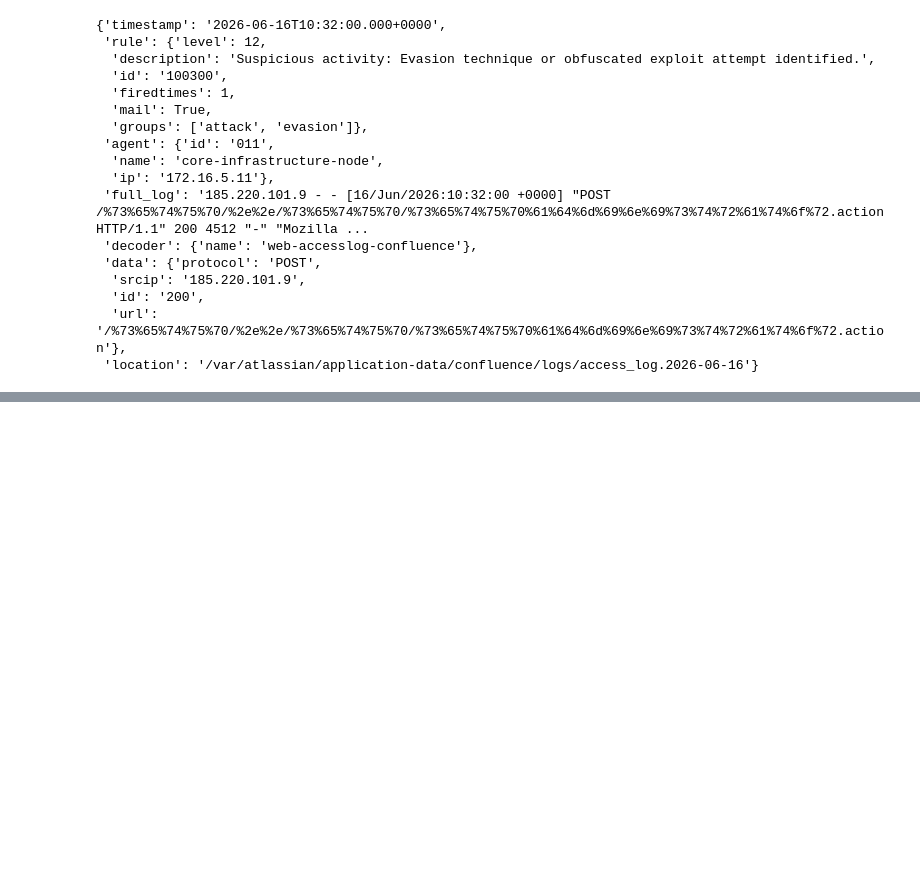
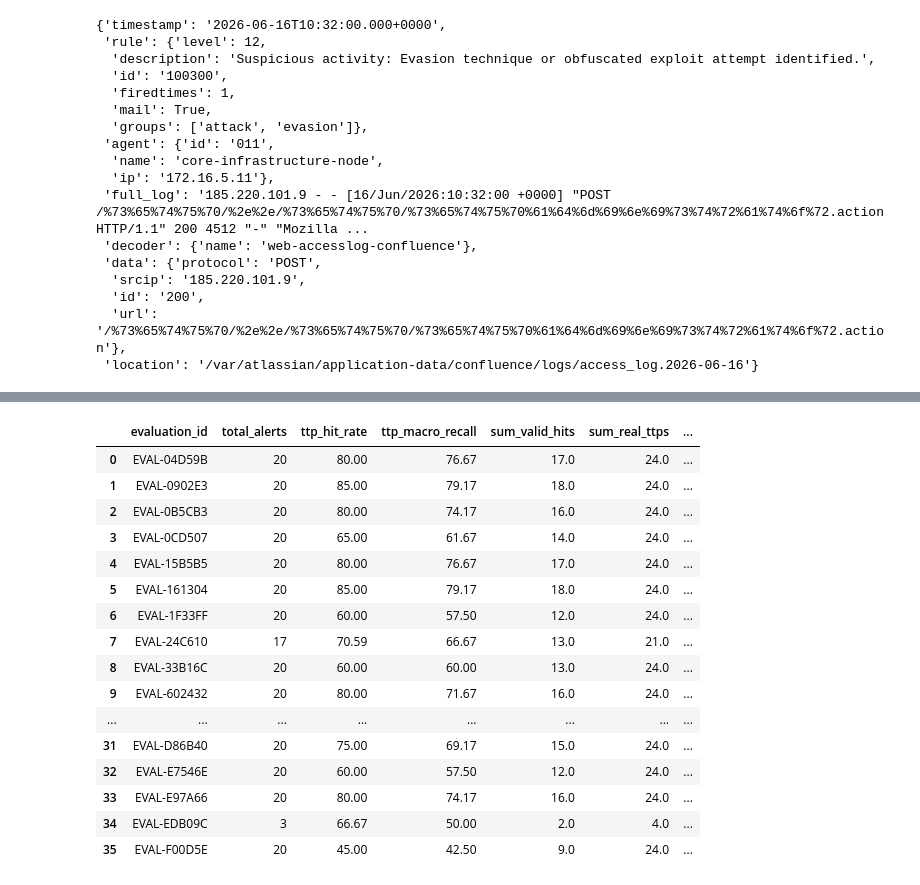
Before and after one commit to omarinfl/alert_correlation, a Jupyter notebook: pruebas.ipynb, the cells around one changed output, grey strips where cells are left out. Drawn from its saved outputs; the diff is of its cells as text; code cells hidden in the pictures; blank space fills up the shorter version.

```diff
--- a/pruebas.ipynb
+++ b/pruebas.ipynb
@@ -2579,0 +2961,98 @@ alert_data
+# %%
+# --- EVALUACIÓN TTPs (Modificada para devolver contadores brutos) ---
+def evaluate_ttps(row):
+    pred_ttps = row['pred_ttps_list']
+    real_ttps = row['real_ttps_list']
+
+    if not real_ttps: return pd.Series([None, None, None, None, None, None, 0, 0, 0])
+    if not pred_ttps: return pd.Series([0, 0, 0, 0, 0.0, 0.0, 0, len(real_ttps), 0])
+
+    exact_hits, parent_hits, subtech_hits = 0, 0, 0
+    matched_preds, matched_reals = set(), set()
+
+    for p in pred_ttps:
+        if p in real_ttps:
+            exact_hits += 1
+            matched_preds.add(p)
+            matched_reals.add(p)
+
+    for p in pred_ttps:
+        if p in matched_preds: continue
+        p_family = p.split('.')[0]
+
+        for r in real_ttps:
+            if r in matched_reals: continue
+            r_family = r.split('.')[0]
+
+            if p_family == r_family:
+                if p == p_family and r != r_family: parent_hits += 1
+                elif p != p_family and r == r_family: subtech_hits += 1
+                else: parent_hits += 1
+
+                matched_preds.add(p)
+                matched_reals.add(r)
+                break
+
+    total_valid_hits = exact_hits + parent_hits + subtech_hits
+
+    # Macro-métricas (por alerta)
+    macro_recall = total_valid_hits / len(real_ttps)
+    macro_precision = total_valid_hits / len(pred_ttps)
+    hit_rate = 1 if total_valid_hits > 0 else 0
+
+    # Retornamos también los datos brutos para el Micro-Recall/Precision
+    return pd.Series([hit_rate, exact_hits, parent_hits, subtech_hits,
+                      macro_recall, macro_precision,
+                      total_valid_hits, len(real_ttps), len(pred_ttps)])
+
+# 2. Aplicar la función
+df[['ttp_hit_rate', 'ttp_exact', 'ttp_parent', 'ttp_subtech',
+    'ttp_macro_recall', 'ttp_macro_precision',
+    'ttp_valid_hits_count', 'ttp_real_count', 'ttp_pred_count']] = df.apply(evaluate_ttps, axis=1)
+
+# 3. Agrupar Resultados
+summary_df = df.groupby('evaluation_id').agg(
+    total_alerts=('alert_id', 'count'),
+
+    # Hit Rate general
+    ttp_hit_rate=('ttp_hit_rate', 'mean'),
+
+    # Macro-métricas (Media de los porcentajes individuales)
+    ttp_macro_recall=('ttp_macro_recall', 'mean'),
+
+    # Sumas para las Micro-métricas
+    sum_valid_hits=('ttp_valid_hits_count', 'sum'),
+    sum_real_ttps=('ttp_real_count', 'sum'),
+    sum_pred_ttps=('ttp_pred_count', 'sum')
+).reset_index()
+
+# 4. Calcular el Micro-Recall (Tu propuesta)
+summary_df['ttp_micro_recall'] = summary_df['sum_valid_hits'] / summary_df['sum_real_ttps']
+
+# Y ya que estamos, el Micro-Precision (total aciertos / total predicciones hechas en todo el dataset)
+summary_df['ttp_micro_precision'] = summary_df['sum_valid_hits'] / summary_df['sum_pred_ttps']
+
+# 5. Formatear a porcentajes
+cols_to_percent = ['ttp_hit_rate', 'ttp_macro_recall', 'ttp_micro_recall', 'ttp_micro_precision']
+for col in cols_to_percent:
+    summary_df[col] = (summary_df[col] * 100).round(2)
+
+summary_df
+# %% [output]
+|  | evaluation_id | total_alerts | ttp_hit_rate | ttp_macro_recall | sum_valid_hits | sum_real_ttps | ... |
+| 0 | EVAL-04D59B | 20 | 80.00 | 76.67 | 17.0 | 24.0 | ... |
+| 1 | EVAL-0902E3 | 20 | 85.00 | 79.17 | 18.0 | 24.0 | ... |
+| 2 | EVAL-0B5CB3 | 20 | 80.00 | 74.17 | 16.0 | 24.0 | ... |
+| 3 | EVAL-0CD507 | 20 | 65.00 | 61.67 | 14.0 | 24.0 | ... |
+| 4 | EVAL-15B5B5 | 20 | 80.00 | 76.67 | 17.0 | 24.0 | ... |
+| 5 | EVAL-161304 | 20 | 85.00 | 79.17 | 18.0 | 24.0 | ... |
+| 6 | EVAL-1F33FF | 20 | 60.00 | 57.50 | 12.0 | 24.0 | ... |
+| 7 | EVAL-24C610 | 17 | 70.59 | 66.67 | 13.0 | 21.0 | ... |
+| 8 | EVAL-33B16C | 20 | 60.00 | 60.00 | 13.0 | 24.0 | ... |
+| 9 | EVAL-602432 | 20 | 80.00 | 71.67 | 16.0 | 24.0 | ... |
+| ... | ... | ... | ... | ... | ... | ... | ... |
+| 31 | EVAL-D86B40 | 20 | 75.00 | 69.17 | 15.0 | 24.0 | ... |
+| 32 | EVAL-E7546E | 20 | 60.00 | 57.50 | 12.0 | 24.0 | ... |
+| 33 | EVAL-E97A66 | 20 | 80.00 | 74.17 | 16.0 | 24.0 | ... |
+| 34 | EVAL-EDB09C | 3 | 66.67 | 50.00 | 2.0 | 4.0 | ... |
+| 35 | EVAL-F00D5E | 20 | 45.00 | 42.50 | 9.0 | 24.0 | ... |
```
Also changed, not shown: parts of 4 cells of this notebook, 5 other files.
